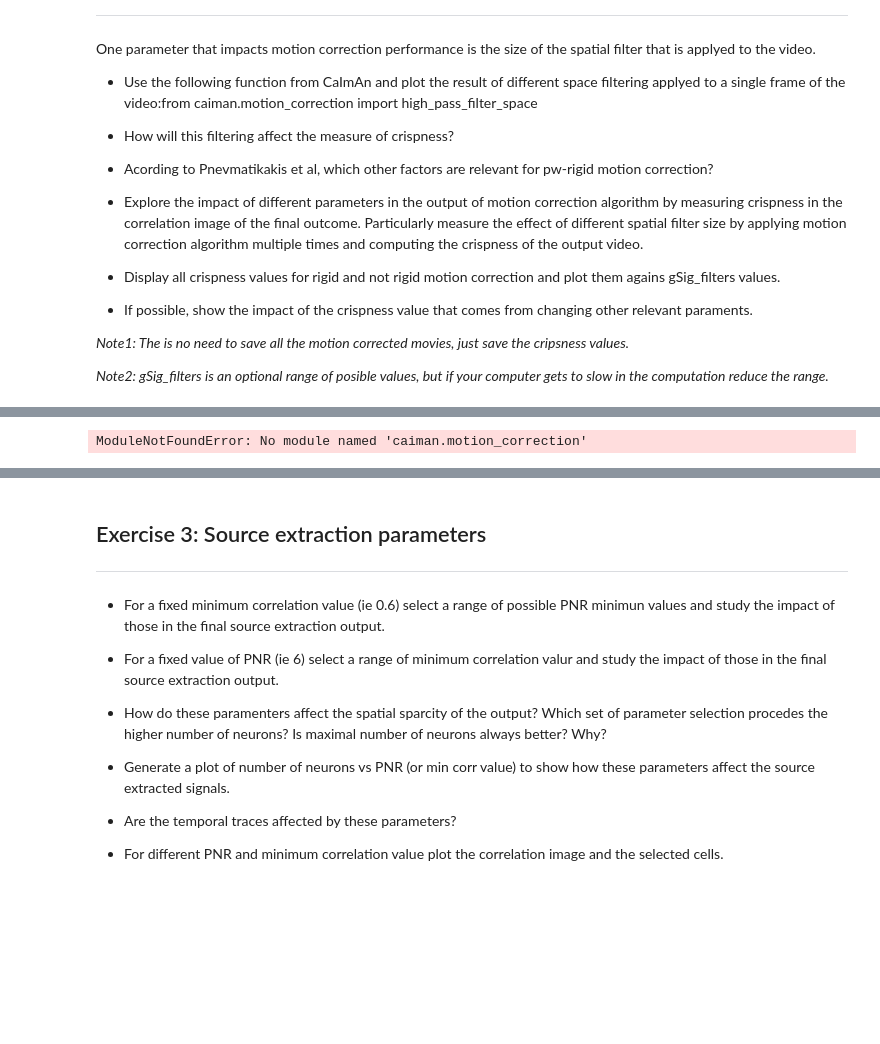
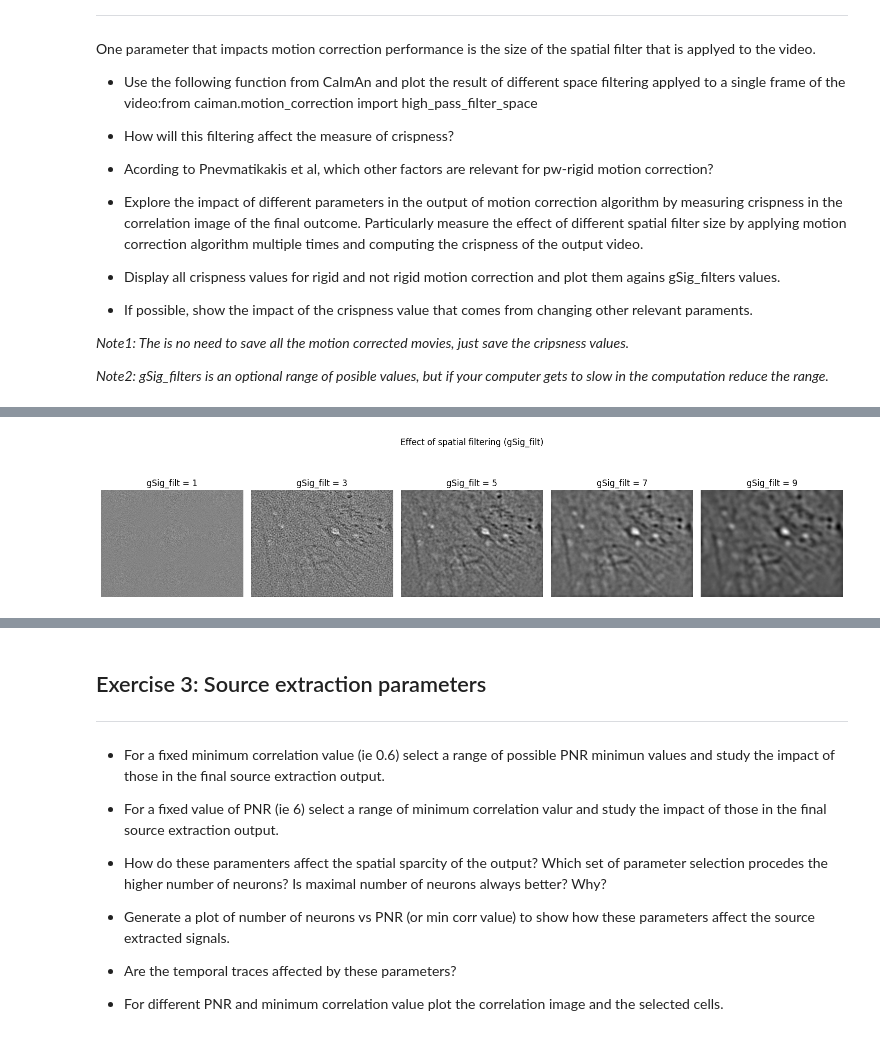
Before and after one commit to YentlB/Assignments-Yentl-Buitelaar, a Jupyter notebook: exercises_calcium.ipynb, the cells around one changed output, grey strips where cells are left out. Cells and saved outputs as stored; diff of their text form; code cells hidden in the pictures; blank space fills up the shorter version.

Commit message:
Gemaakt met Colab

```diff
--- a/exercises_calcium.ipynb
+++ b/exercises_calcium.ipynb
@@ -122,23 +136,27 @@ Successfully installed caiman-0.1.0 dacite-1.9.2 mpremote-1.25.0 mpy-cross-v6-1.
-# %%
-import numpy as np
-import matplotlib.pyplot as plt
-from caiman.motion_correction import MotionCorrect, high_pass_filter_space
-from caiman.source_extraction.cnmf.cnmf_params import CNMFParams
-
-# Video path (update if needed)
-video_path = '/content/caiman_video_trial_0.tif'
-
-# Load video
-import tifffile
-video = tifffile.imread(video_path)
-print("Video shape:", video.shape)
-
-# Define filter sizes to test
-gSig_filt_values = [1, 3, 5, 7, 9]  # Try fewer if Colab is slow
-
-# Function to compute crispness (sum of spatial gradients)
-def compute_crispness(image):
-    grad_y, grad_x = np.gradient(image.astype(np.float32))
-    return np.sqrt((grad_x**2 + grad_y**2).sum())
-# %% [output]
-ModuleNotFoundError: No module named 'caiman.motion_correction'
+# %%
+#STEP 1: Setup — Imports and Parameters
+import numpy as np
+import matplotlib.pyplot as plt
+from caiman.motion_correction import high_pass_filter_space
+import tifffile
+
+# Load video path and one frame
+video_path = '/content/caiman_video_trial_0.tif'
+vid = tifffile.imread(video_path)
+frame = vid[0]
+
+# Test various spatial filter sizes
+filter_sizes = [1, 3, 5, 7, 9]
+fig, axes = plt.subplots(1, len(filter_sizes), figsize=(15, 4))
+
+for i, filt in enumerate(filter_sizes):
+    filtered = high_pass_filter_space(frame, (filt, filt))  # fix: tuple
+    axes[i].imshow(filtered, cmap='gray')
+    axes[i].set_title(f'gSig_filt = {filt}')
+    axes[i].axis('off')
+
+plt.suptitle("Effect of spatial filtering (gSig_filt)")
+plt.tight_layout()
+plt.show()
+# %% [output]
+[figure, added]
```
Also changed, not shown: parts of 5 cells of this notebook.
